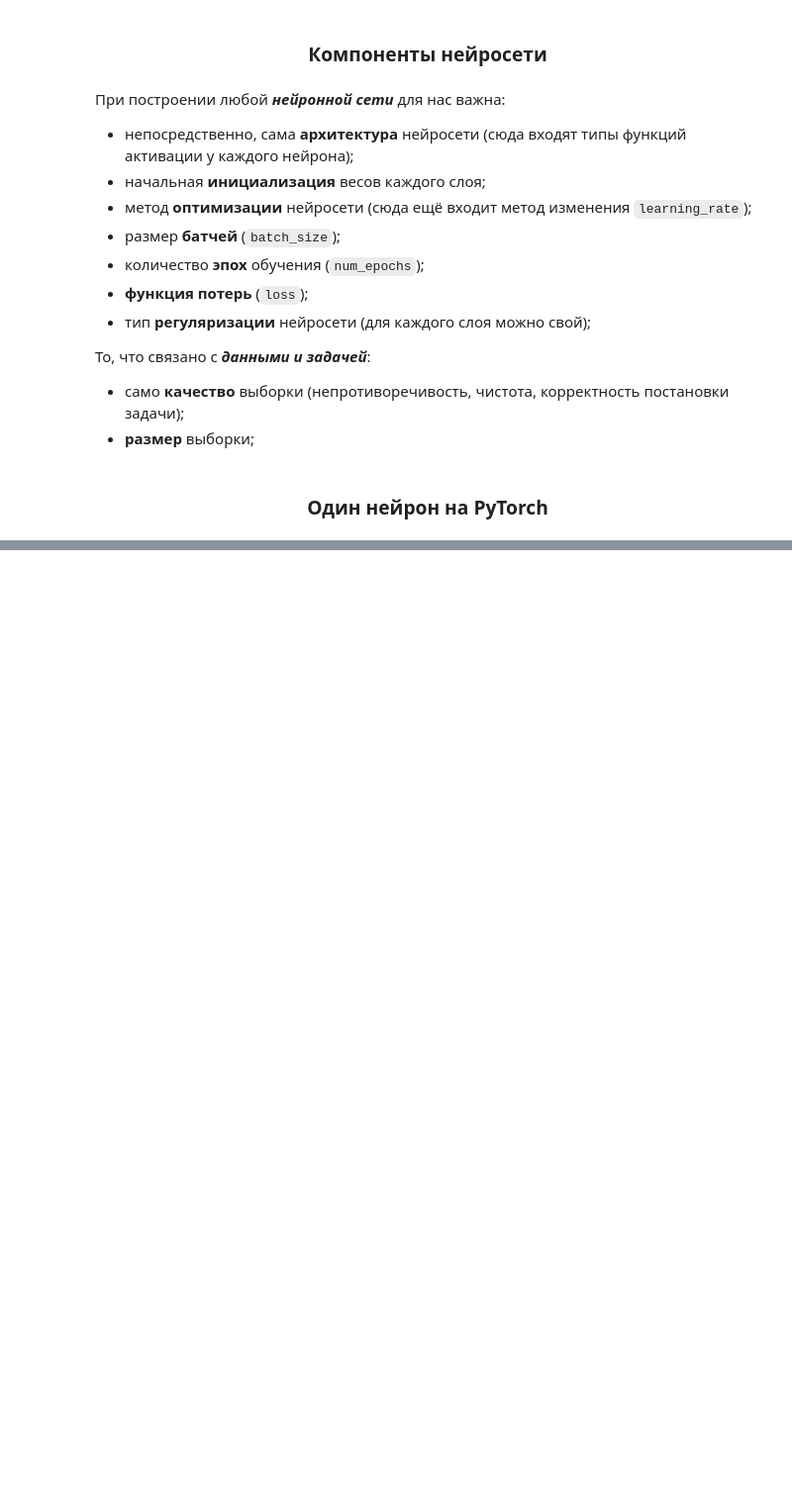
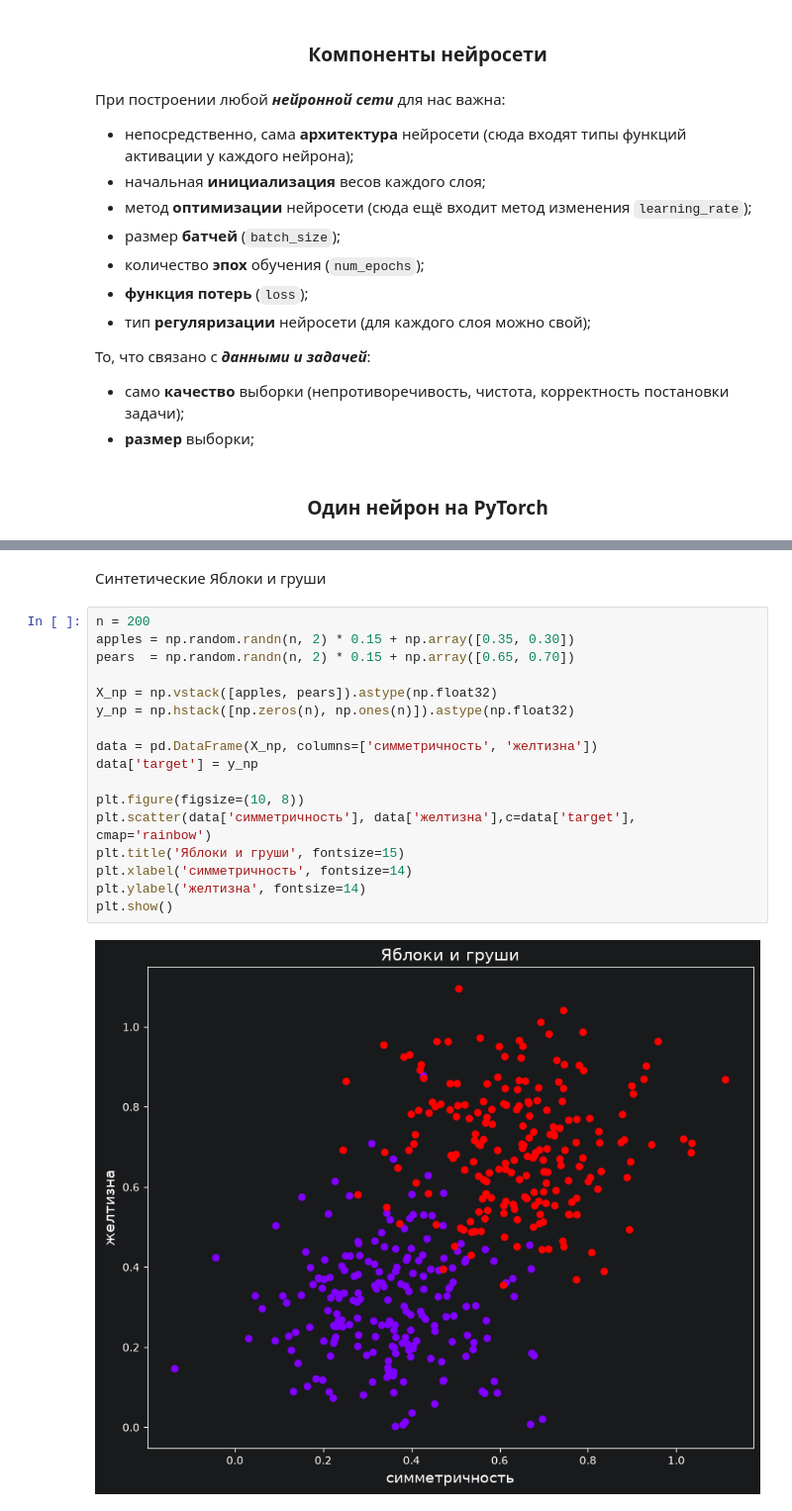
Before and after one commit to mrSvinka/Image-recognition, a Jupyter notebook: laba-4/Практика_04.ipynb, the cells around one changed output, grey strips where cells are left out. Shown at 99% size. Drawn from its saved outputs; the diff is of its cells as text; blank space fills up the shorter version.

```diff
--- a/laba-4/Практика_04.ipynb
+++ b/laba-4/Практика_04.ipynb
@@ -493,0 +40,21 @@ plt.show();
+# %% [markdown]
+Синтетические Яблоки и груши
+# %%
+n = 200
+apples = np.random.randn(n, 2) * 0.15 + np.array([0.35, 0.30])
+pears  = np.random.randn(n, 2) * 0.15 + np.array([0.65, 0.70])
+
+X_np = np.vstack([apples, pears]).astype(np.float32)
+y_np = np.hstack([np.zeros(n), np.ones(n)]).astype(np.float32)
+
+data = pd.DataFrame(X_np, columns=['симметричность', 'желтизна'])
+data['target'] = y_np
+
+plt.figure(figsize=(10, 8))
+plt.scatter(data['симметричность'], data['желтизна'],c=data['target'], cmap='rainbow')
+plt.title('Яблоки и груши', fontsize=15)
+plt.xlabel('симметричность', fontsize=14)
+plt.ylabel('желтизна', fontsize=14)
+plt.show()
+# %% [output]
+[figure, added]
```
Also changed, not shown: parts of 64 cells of this notebook, 1 other file.
